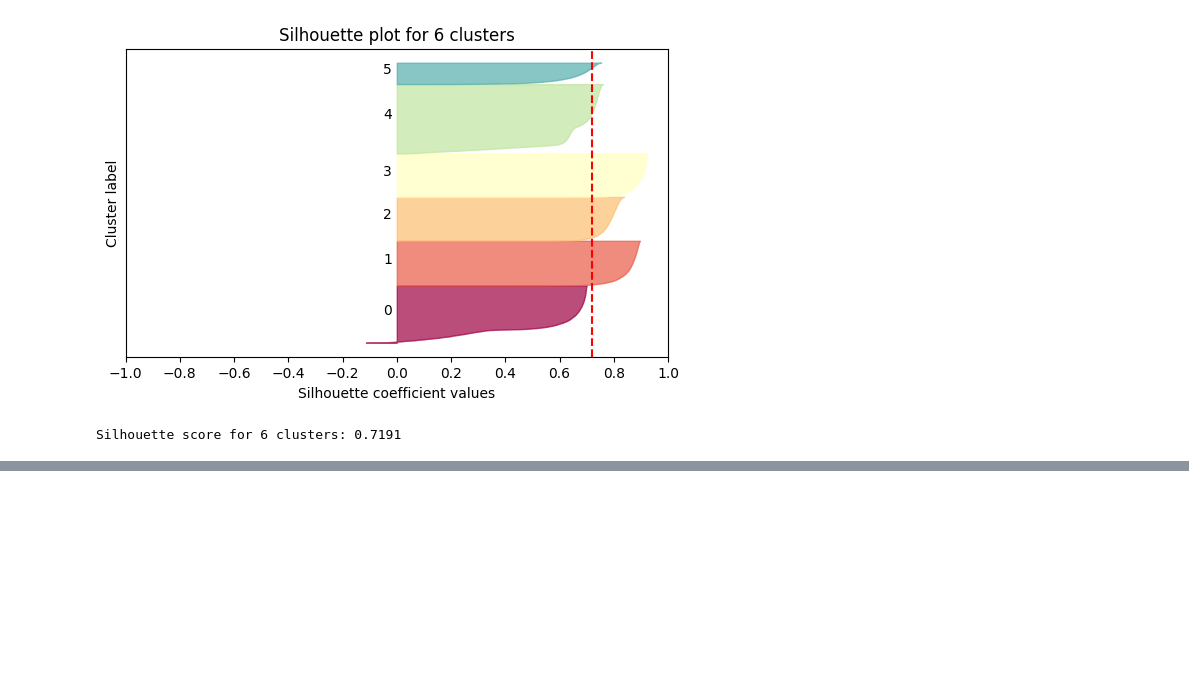
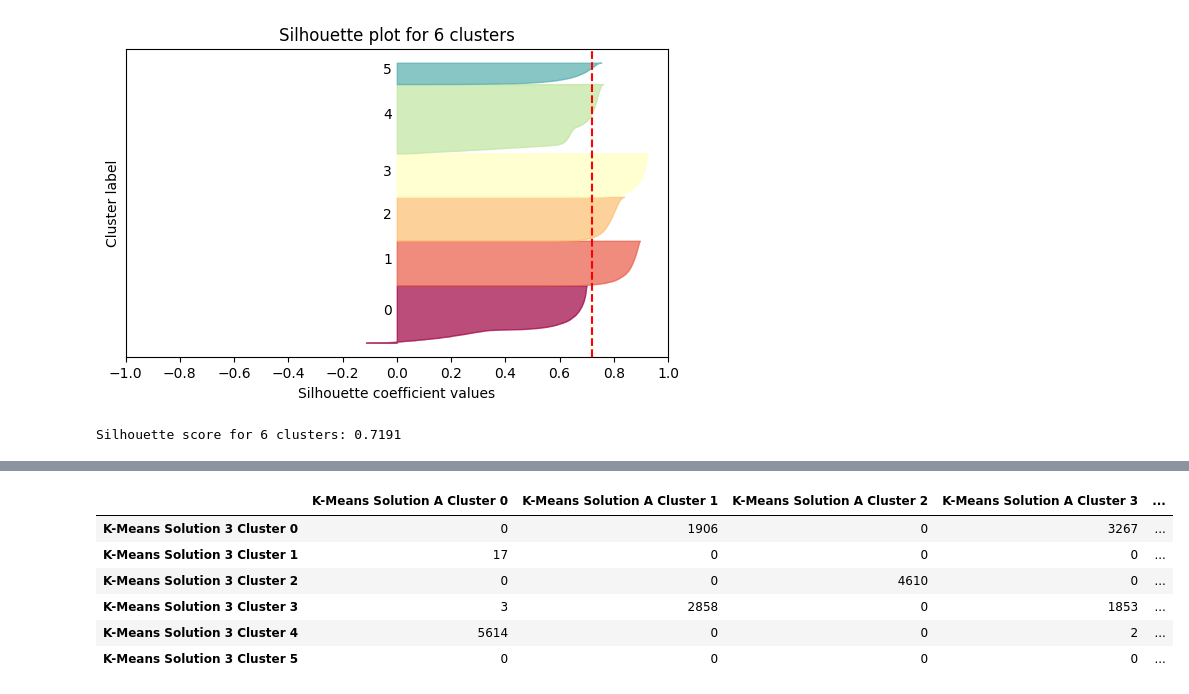
Before and after one commit to shaulleo/ProjetoML, a Jupyter notebook: test k means new sol.ipynb, the cells around one changed output, grey strips where cells are left out. Saved outputs shown, nothing was run; the diff lists cells and outputs as text; code cells hidden in the pictures; blank space fills up the shorter version.

```diff
--- a/test k means new sol.ipynb
+++ b/test k means new sol.ipynb
@@ -222,0 +243,14 @@ Silhouette score for 6 clusters: 0.7191
+# %%
+pd.DataFrame(
+    confusion_matrix(antigos_clusters.cluster_kmeans3, individuals.cluster_kmeans_new),
+    index = ['K-Means Solution 3 Cluster {}'.format(i) for i in np.arange(0,6)],
+    columns = ['K-Means Solution A Cluster {}'.format(i) for i in np.arange(0,6)],
+)
+# %% [output]
+|  | K-Means Solution A Cluster 0 | K-Means Solution A Cluster 1 | K-Means Solution A Cluster 2 | K-Means Solution A Cluster 3 | ... |
+| K-Means Solution 3 Cluster 0 | 0 | 1906 | 0 | 3267 | ... |
+| K-Means Solution 3 Cluster 1 | 17 | 0 | 0 | 0 | ... |
+| K-Means Solution 3 Cluster 2 | 0 | 0 | 4610 | 0 | ... |
+| K-Means Solution 3 Cluster 3 | 3 | 2858 | 0 | 1853 | ... |
+| K-Means Solution 3 Cluster 4 | 5614 | 0 | 0 | 2 | ... |
+| K-Means Solution 3 Cluster 5 | 0 | 0 | 0 | 0 | ... |
```
Also changed, not shown: parts of 25 cells of this notebook.
